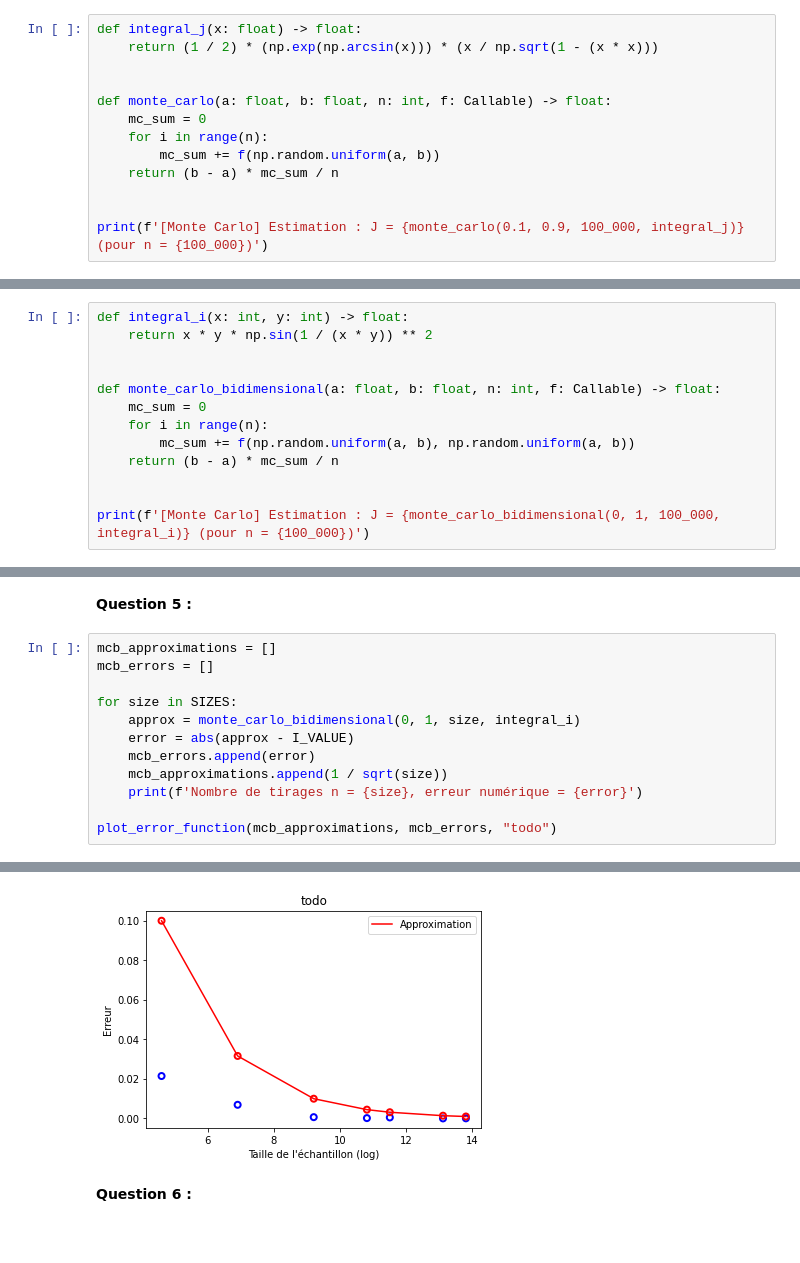
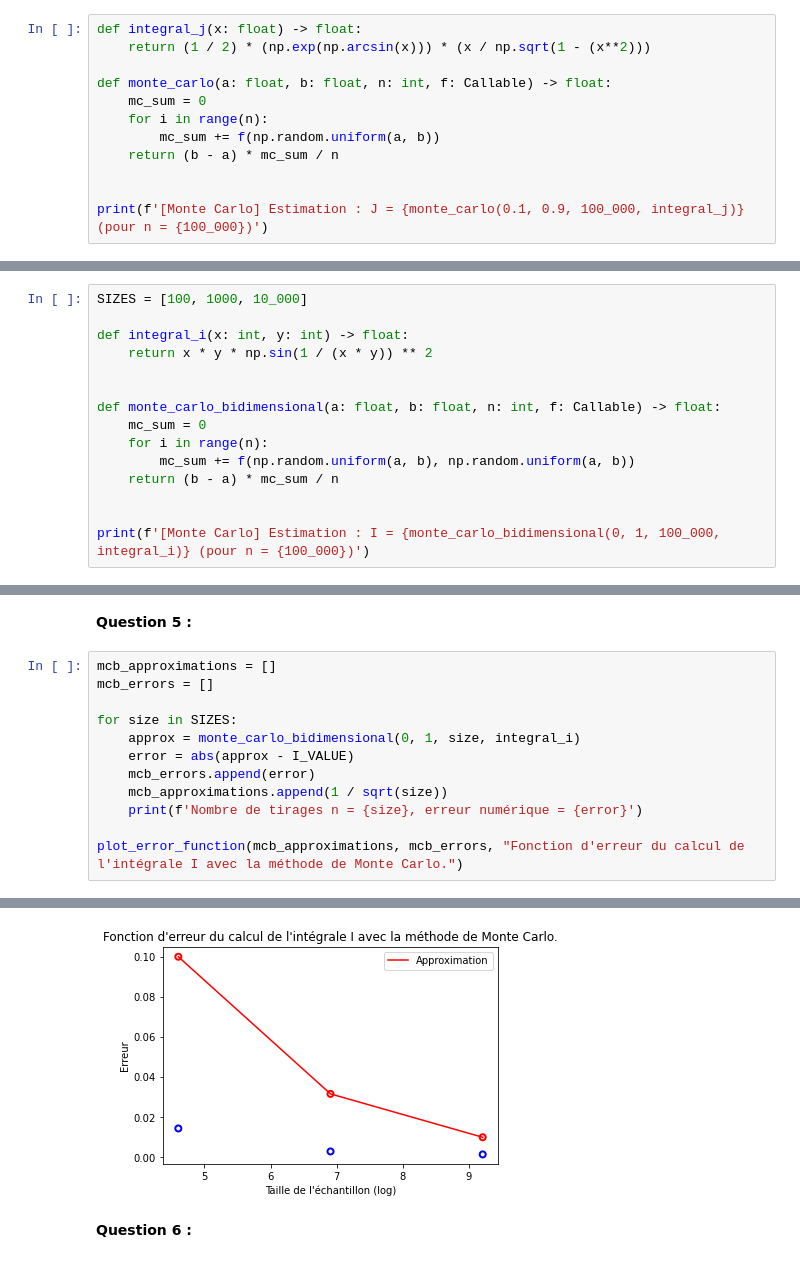
Before and after one commit to maxime-bc/PGC-GVA-TP1-Generateurs, a Jupyter notebook: TP3_Méthodes_de_Monte_Carlo.ipynb, the cells around one changed output, grey strips where cells are left out. Saved outputs shown, nothing was run; the diff lists cells and outputs as text.

```diff
--- a/TP3_Méthodes_de_Monte_Carlo.ipynb
+++ b/TP3_Méthodes_de_Monte_Carlo.ipynb
@@ -85,8 +85,7 @@ J_VALUE = 0.602845
 **Question 2 :**
 # %%
 def integral_j(x: float) -> float:
-    return (1 / 2) * (np.exp(np.arcsin(x))) * (x / np.sqrt(1 - (x * x)))
-
+    return (1 / 2) * (np.exp(np.arcsin(x))) * (x / np.sqrt(1 - (x**2)))
 
 def monte_carlo(a: float, b: float, n: int, f: Callable) -> float:
     mc_sum = 0
@@ -214,6 +241,8 @@ I_VALUE = 0.159491
 # %% [markdown]
 **Question 2 :**
 # %%
+SIZES = [100, 1000, 10_000]
+
 def integral_i(x: int, y: int) -> float:
     return x * y * np.sin(1 / (x * y)) ** 2
 
@@ -225,5 +254,5 @@ def monte_carlo_bidimensional(a: float, b: float, n: int, f: Callable) -> float:
     return (b - a) * mc_sum / n
 
 
-print(f'[Monte Carlo] Estimation : J = {monte_carlo_bidimensional(0, 1, 100_000, integral_i)} (pour n = {100_000})')
+print(f'[Monte Carlo] Estimation : I = {monte_carlo_bidimensional(0, 1, 100_000, integral_i)} (pour n = {100_000})')
 # %% [output]
@@ -275,5 +310,5 @@ for size in SIZES:
     mcb_approximations.append(1 / sqrt(size))
     print(f'Nombre de tirages n = {size}, erreur numérique = {error}')
 
-plot_error_function(mcb_approximations, mcb_errors, "todo")
+plot_error_function(mcb_approximations, mcb_errors, "Fonction d'erreur du calcul de l'intégrale I avec la méthode de Monte Carlo.")
 # %% [output]
@@ -287,4 +318,4 @@ Nombre de tirages n = 1000000, erreur numérique = 7.91006798818994e-05
-[figure, old version]
+[figure, new version]
 # %% [markdown]
 **Question 6 :**
 # %%
```
Also changed, not shown: parts of 21 cells of this notebook.
